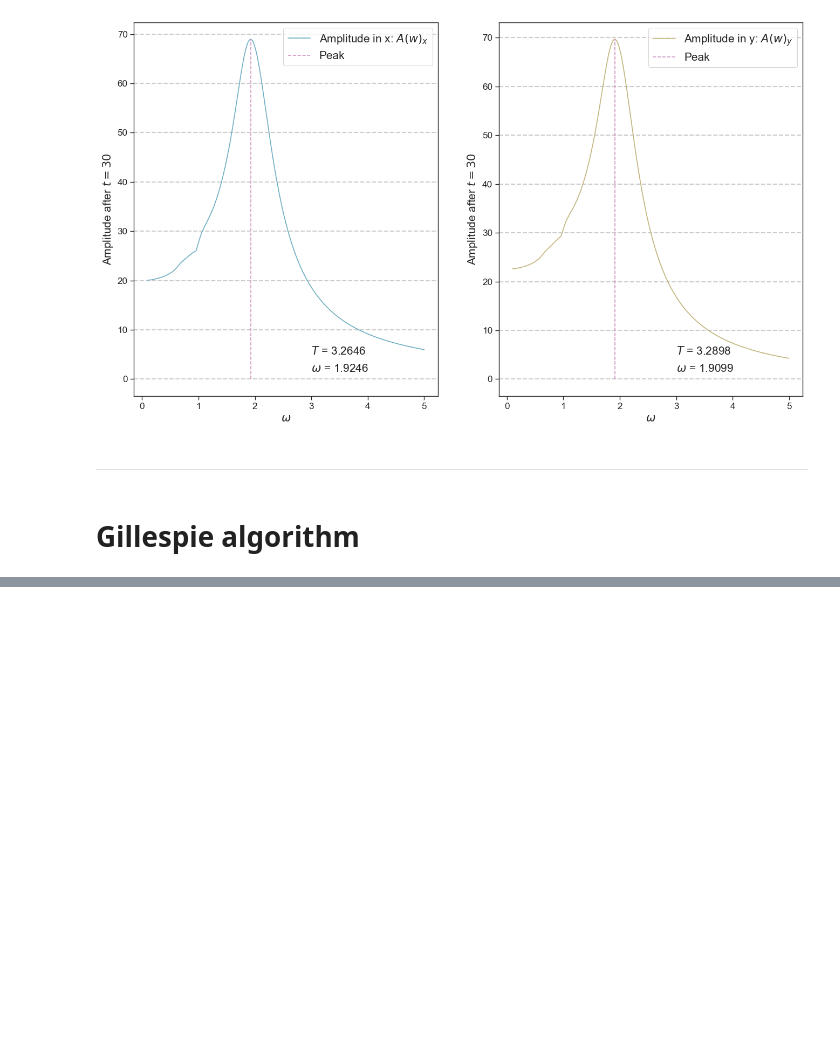
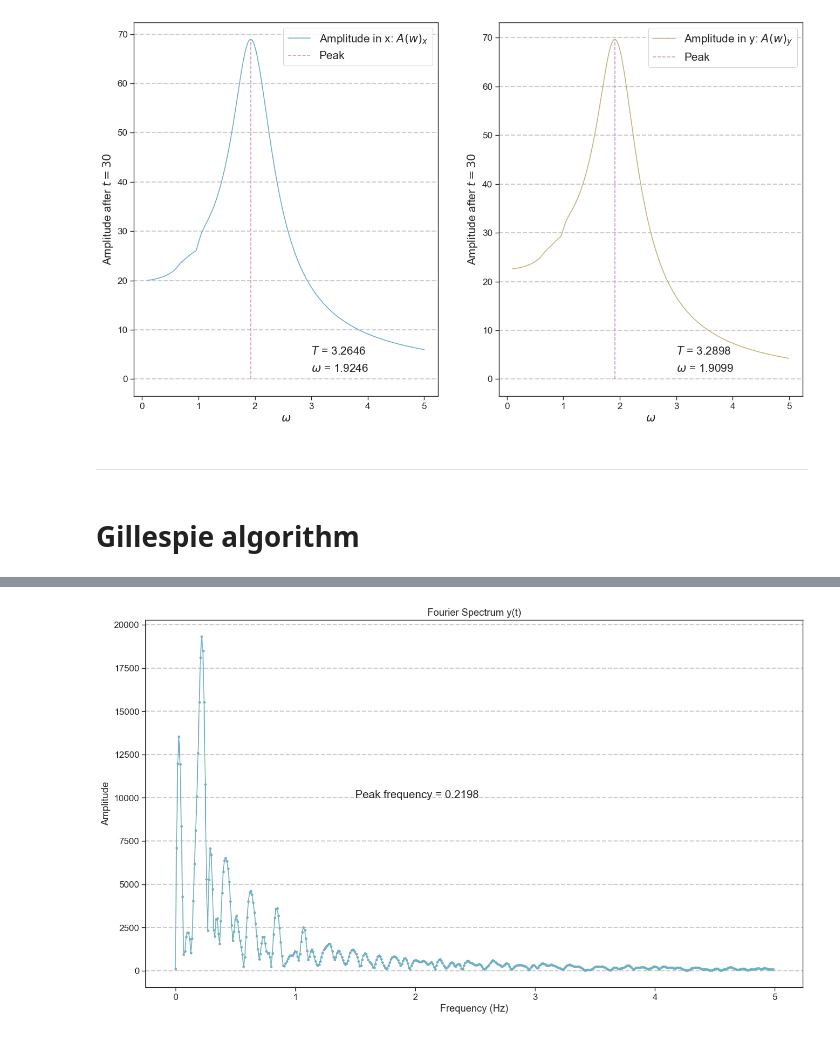
Before and after one commit to nielsdavidsen/PUK_2024, a Jupyter notebook: puk_start.ipynb, the cells around one changed output, grey strips where cells are left out. Saved outputs shown, nothing was run; the diff lists cells and outputs as text; code cells hidden in the pictures; blank space fills up the shorter version.

Commit message:
HP filter forsøg

```diff
--- a/puk_start.ipynb
+++ b/puk_start.ipynb
@@ -409,3 +433,46 @@ for i in range(len(ax)):
+# %%
+### High pass filter
+
+# Define the cutoff frequency (in Hz)
+cutoff_frequency = 0.04  # Cutoff frequency for high-pass filter
+sampling_rate = 0.1 #np.mean(dt_list+0.1)
+
+# Design the filter
+nyquist = 0.5 * sampling_rate  # Nyquist frequency
+normal_cutoff = cutoff_frequency / nyquist  # Normalize the cutoff frequency
+
+b, a = signal.butter(4, normal_cutoff, btype='high', analog=False)  # 4th order Butterworth filter
+# %%
+# Making a Fourier spectrum of x(t) and y(t) using FFT
+
+x_fft = np.fft.fft(x_sim)
+y_fft = np.fft.fft(y_sim)
+
+# Aply HP filter
+x_hpf = signal.filtfilt(b, a, x_fft)
+y_hpf = signal.filtfilt(b, a, y_fft)
+
+
+# Compute the amplitude spectrum
+amplitude_spectrum = np.abs(y_hpf)
+frequencies = np.fft.fftfreq(len(y_sim), sampling_rate)
+freq_slice = frequencies[0:len(frequencies)//2]
+amp_slice = amplitude_spectrum[0:len(amplitude_spectrum)//2]
+
+# Find peak frequency
+peak_freq = freq_slice[np.argmax(amp_slice)]
+
+
+# Plot the amplitude spectrum
+plt.figure(dpi=100)
+plt.plot(freq_slice, amp_slice, marker='.', ls='-')
+plt.text(1.5, 10000, f'Peak frequency = {peak_freq:.4f}', fontsize=15)
+plt.title('Fourier Spectrum y(t)')
+plt.xlabel('Frequency (Hz)')
+plt.ylabel('Amplitude')
+plt.show()
+# %% [output]
+[figure, added]
 # %%
 ### Estimating frequency of x(t) and y(t)
 
```
Also changed, not shown: parts of 12 cells of this notebook.
